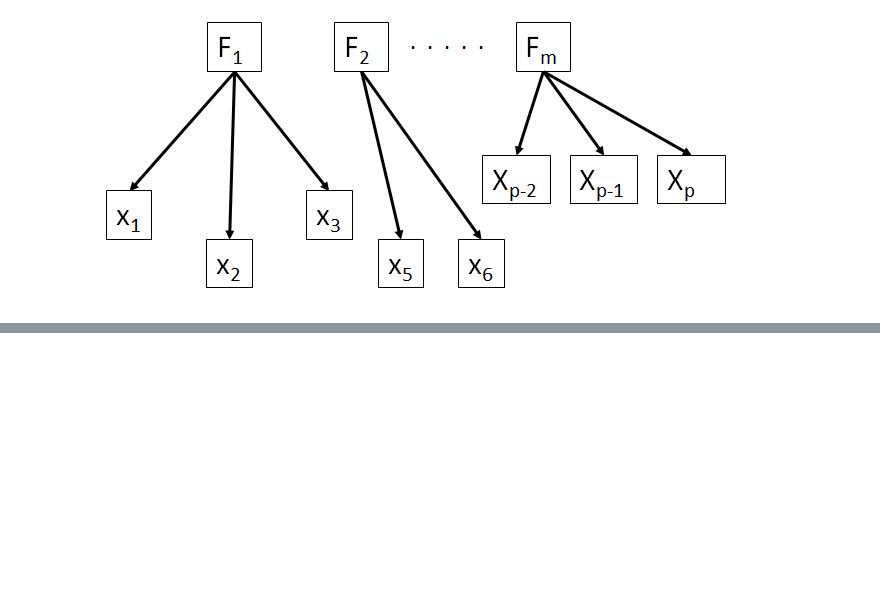
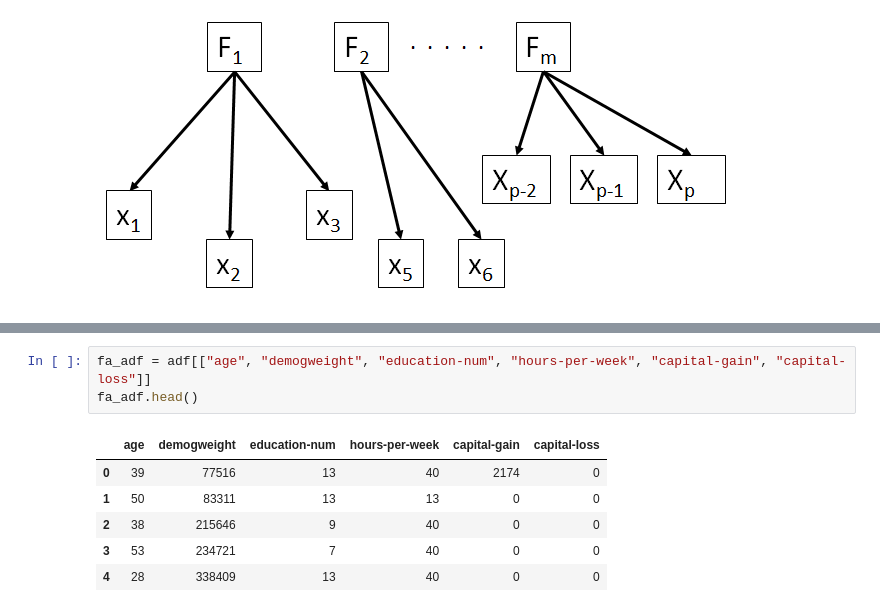
Before and after one commit to tlcod/JNotebooks, a Jupyter notebook: NB3/NB3_Dimention_Reduction.ipynb, the cells around one changed output, grey strips where cells are left out. Cells and saved outputs as stored; diff of their text form; blank space fills up the shorter version.

```diff
--- a/NB3/NB3_Dimention_Reduction.ipynb
+++ b/NB3/NB3_Dimention_Reduction.ipynb
@@ -794,0 +1026,10 @@ When we **have a hypothesis** about which factors might be contributing to which
+# %%
+fa_adf = adf[["age", "demogweight", "education-num", "hours-per-week", "capital-gain", "capital-loss"]]
+fa_adf.head()
+# %% [output]
+|  | age | demogweight | education-num | hours-per-week | capital-gain | capital-loss |
+| 0 | 39 | 77516 | 13 | 40 | 2174 | 0 |
+| 1 | 50 | 83311 | 13 | 13 | 0 | 0 |
+| 2 | 38 | 215646 | 9 | 40 | 0 | 0 |
+| 3 | 53 | 234721 | 7 | 40 | 0 | 0 |
+| 4 | 28 | 338409 | 13 | 40 | 0 | 0 |
```
Also changed, not shown: parts of 64 cells of this notebook, 4 other files.
